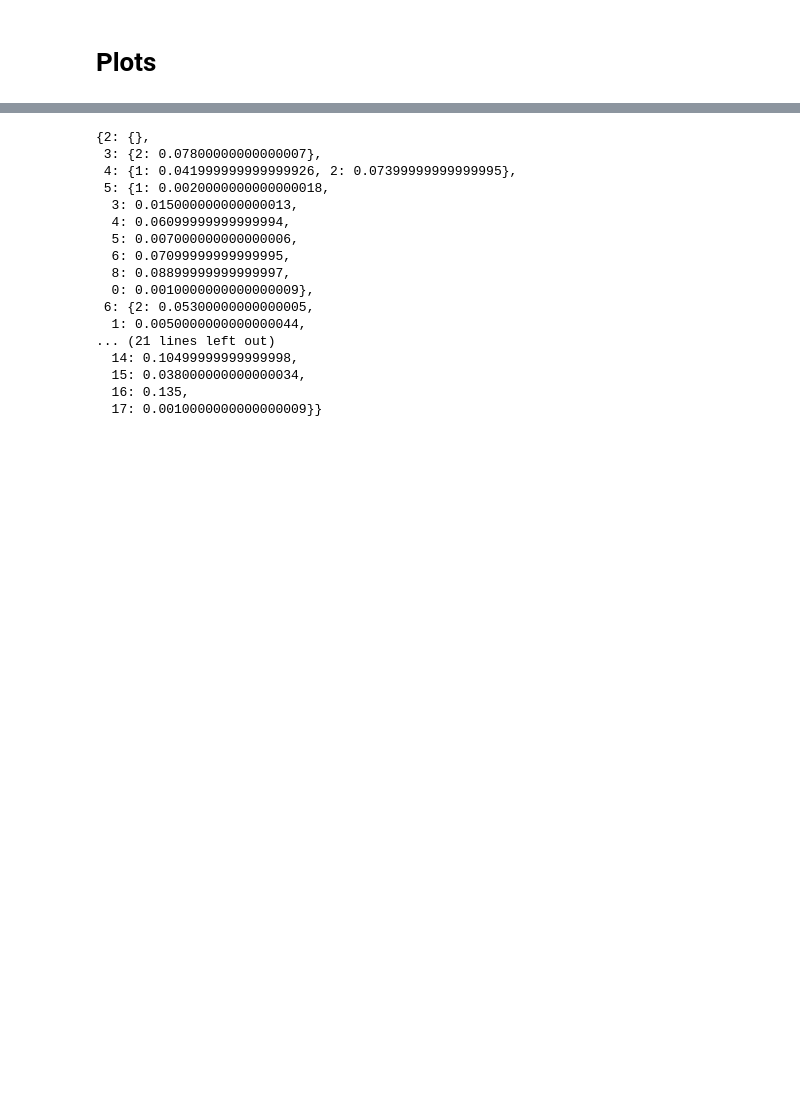
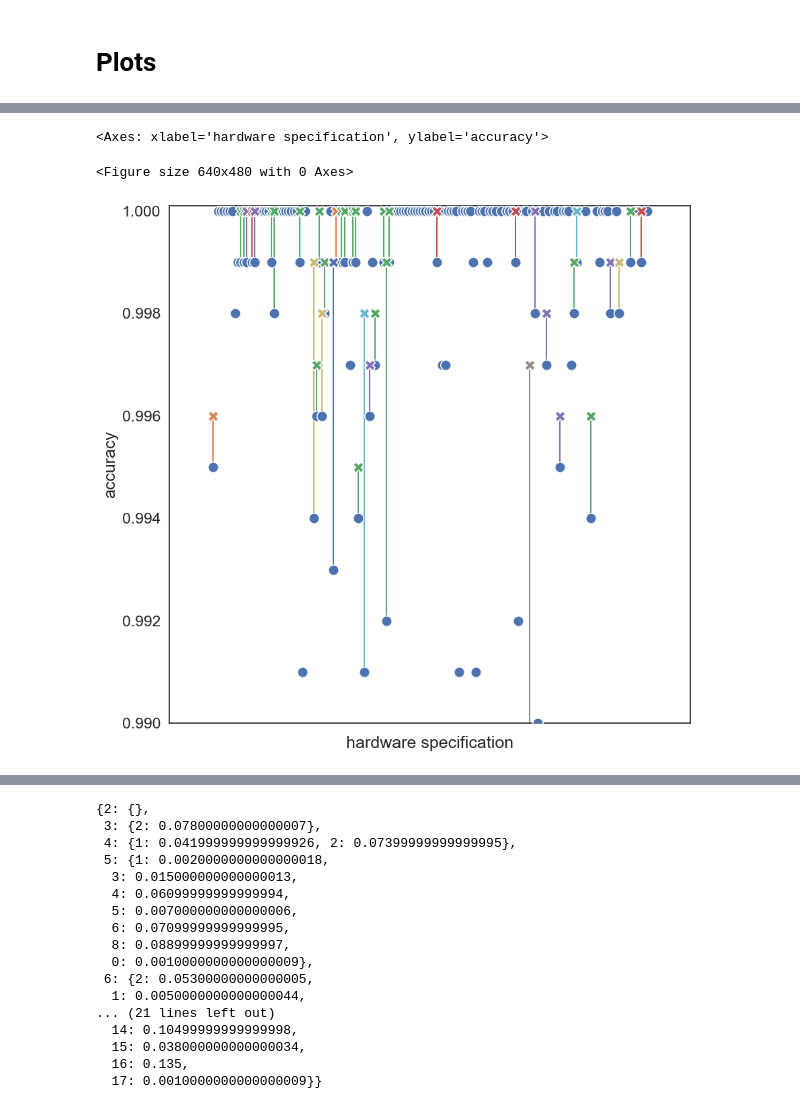
Before and after one commit to smml1996/algorithm_synthesis, a Jupyter notebook: notebooks_pnas/reset.ipynb, the cells around one changed output, grey strips where cells are left out. Drawn from its saved outputs; the diff is of its cells as text; code cells hidden in the pictures; blank space fills up the shorter version.

```diff
--- a/notebooks_pnas/reset.ipynb
+++ b/notebooks_pnas/reset.ipynb
@@ -161,0 +154,6 @@ for horizon in range(2, 8):
+# %%
+get_scatterplot_guarantees_compare(ResetExperimentID.main, 7, df, horizon_lines, horizon_to_num_algs, y_range=[0.99, 1.0001], y_stepsize=0.002, img_name="low_noise_reset7_99", figsize=figsize)
+# %% [output]
+<Axes: xlabel='hardware specification', ylabel='accuracy'>
+<Figure size 640x480 with 0 Axes>
+[figure, added]
```
Also changed, not shown: parts of 9 cells of this notebook, 10 other files.
